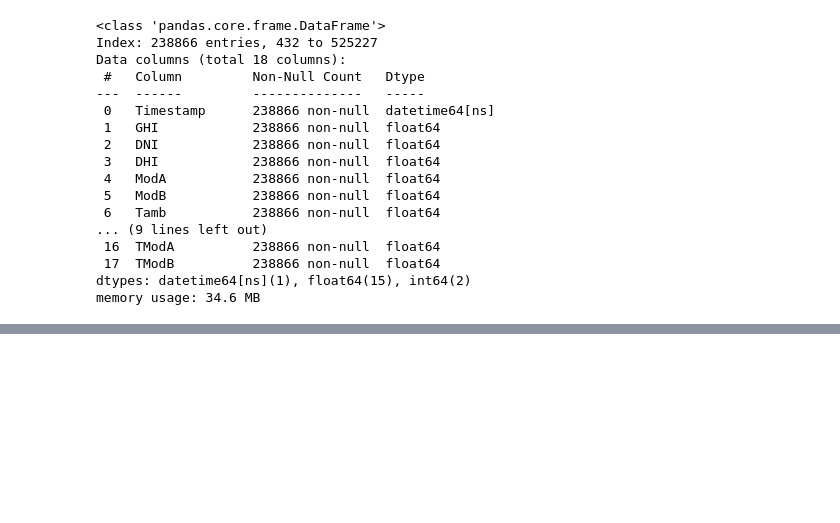
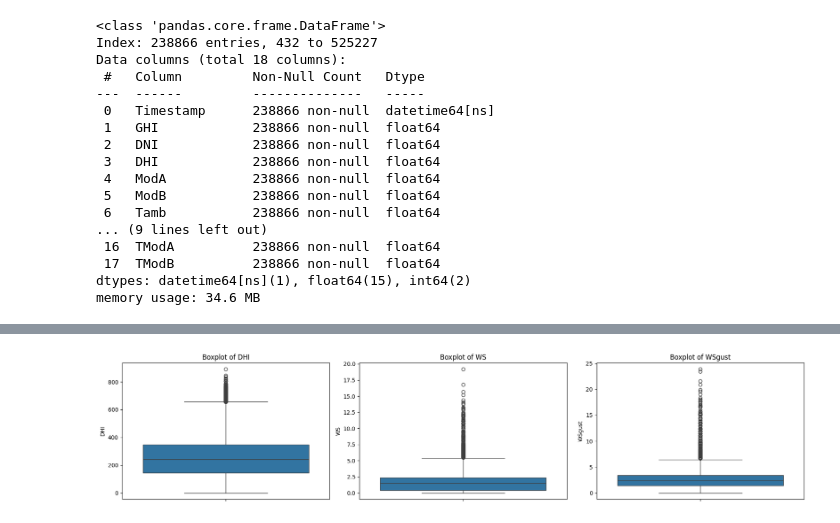
Before and after one commit to Ty-Miki/solar-challenge-week0, a Jupyter notebook: notebooks/eda_sierraleone.ipynb, the cells around one changed output, grey strips where cells are left out. Saved outputs shown, nothing was run; the diff lists cells and outputs as text; code cells hidden in the pictures; blank space fills up the shorter version.

```diff
--- a/notebooks/eda_sierraleone.ipynb
+++ b/notebooks/eda_sierraleone.ipynb
@@ -86,0 +138,4 @@ memory usage: 34.6 MB
+# %%
+# Draw box-plots for columns with high number of outliers
+plot_gen.plot_box(df=day_time_df, columns=['DHI', 'WS', 'WSgust'])
+# %% [output]
@@ -86,0 +145 @@ memory usage: 34.6 MB
+[figure, added]
```
Also changed, not shown: parts of 21 cells of this notebook.
